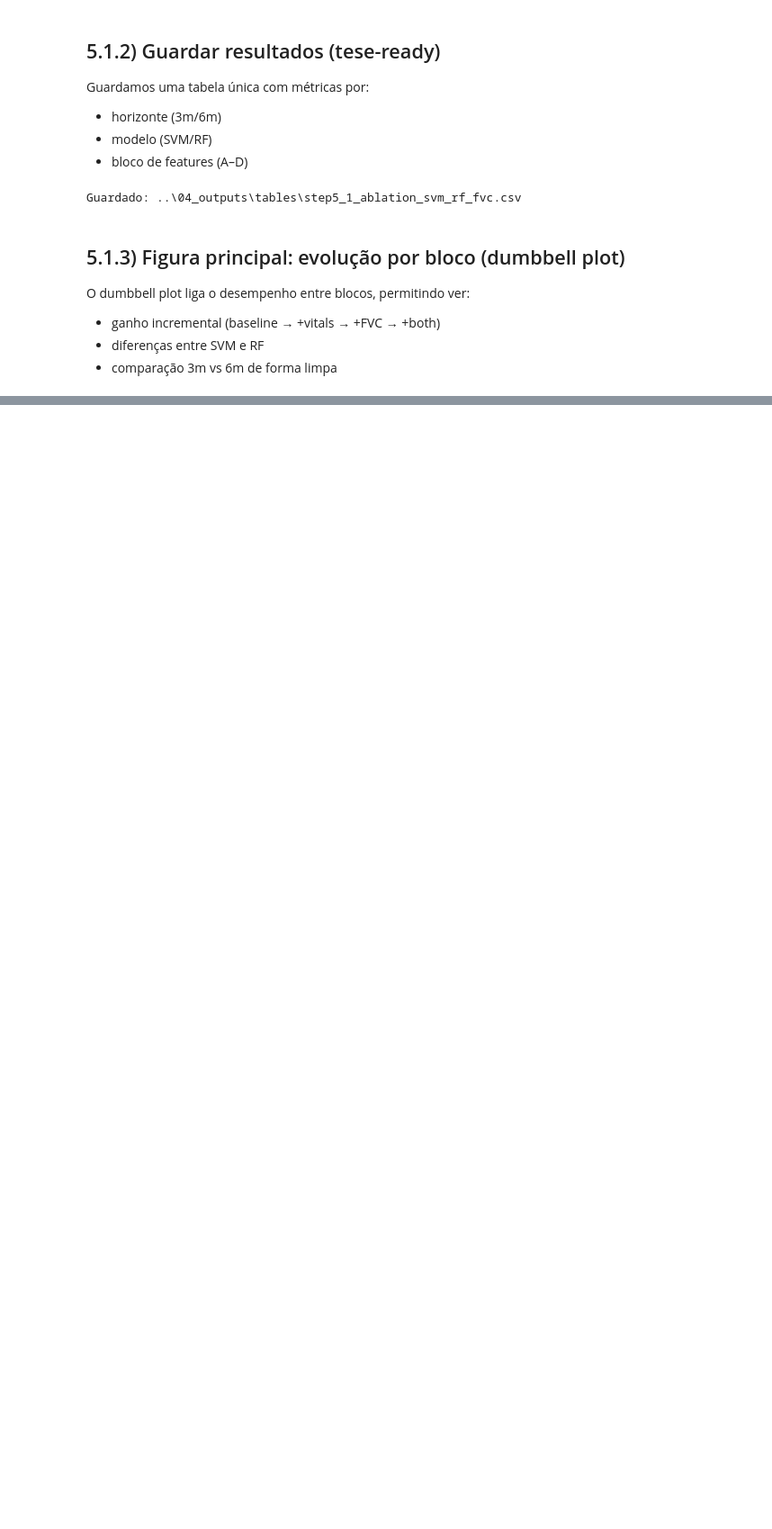
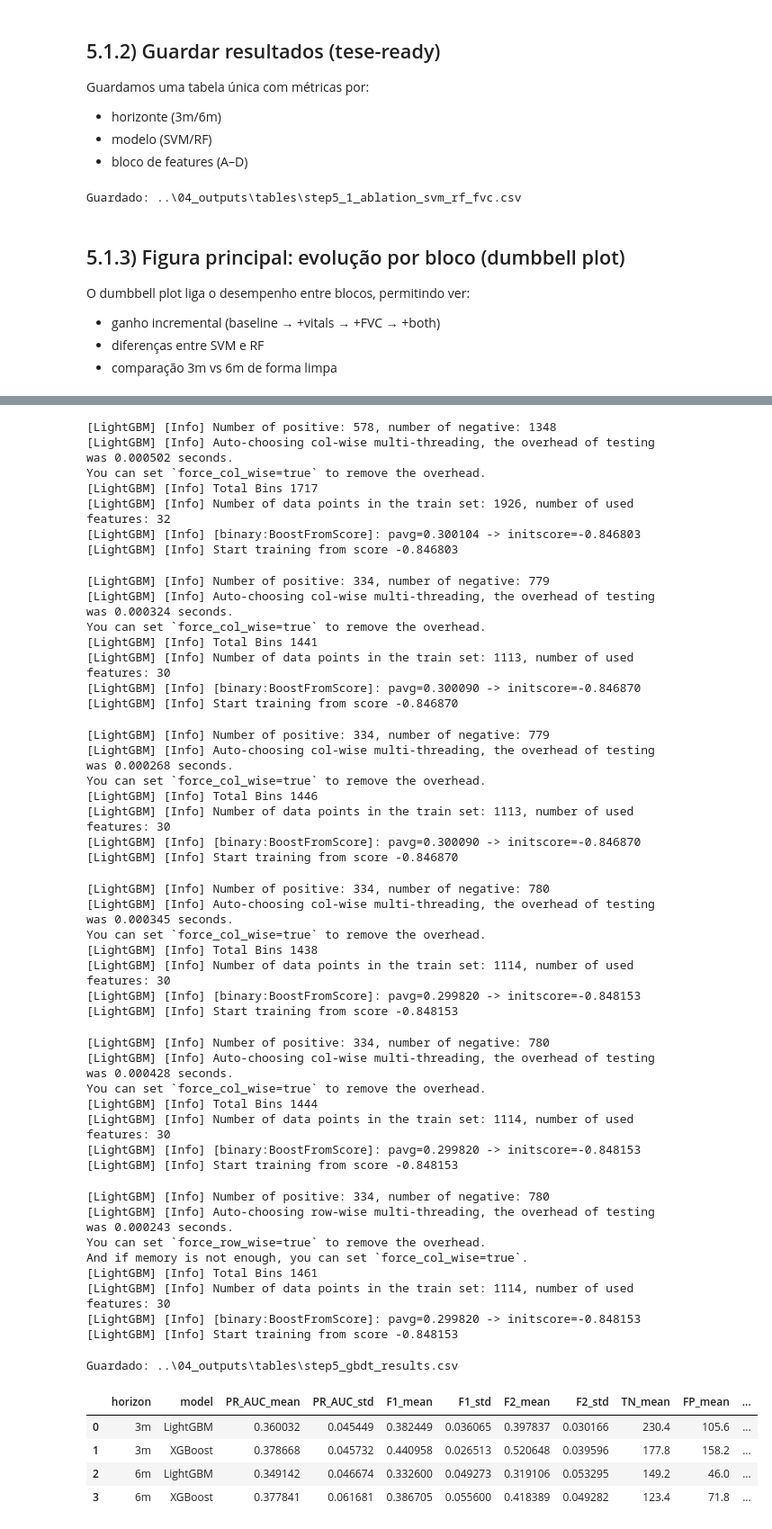
Before and after one commit to NotAnnieMore/ALSThesis, a Jupyter notebook: 02_notebooks/03_step5_train_models.ipynb, the cells around one changed output, grey strips where cells are left out. Shown at 90% size. Saved outputs shown, nothing was run; the diff lists cells and outputs as text; code cells hidden in the pictures; blank space fills up the shorter version.

```diff
--- a/02_notebooks/03_step5_train_models.ipynb
+++ b/02_notebooks/03_step5_train_models.ipynb
@@ -1117,0 +1281,28 @@ Guardado: ..\04_outputs\tables\step5_logreg_results.csv
+# %%
+# 3m e 6m (usa os preprocessors que já tinhas no Step 5)
+gbdt3 = evaluate_gbdt_models(
+    X3, slope3, g3,
+    horizon_name="3m",
+    preproc_tree=preproc_tree_3,
+    top_frac=0.30,
+    n_splits=5,
+    beta=2
+)
+
+gbdt6 = evaluate_gbdt_models(
+    X6, slope6, g6,
+    horizon_name="6m",
+    preproc_tree=preproc_tree_6,
+    top_frac=0.30,
+    n_splits=5,
+    beta=2
+)
+
+gbdt_results = pd.concat([gbdt3, gbdt6], ignore_index=True)
+
+out_csv = os.path.join(OUT_TABLES, "step5_gbdt_results.csv")
+gbdt_results.to_csv(out_csv, index=False)
+
+print("Guardado:", out_csv)
+gbdt_results
+# %% [output]
@@ -1117,0 +1339,49 @@ Guardado: ..\04_outputs\tables\step5_logreg_results.csv
+[LightGBM] [Info] Number of positive: 578, number of negative: 1348
+[LightGBM] [Info] Auto-choosing col-wise multi-threading, the overhead of testing was 0.000502 seconds.
+You can set `force_col_wise=true` to remove the overhead.
+[LightGBM] [Info] Total Bins 1717
+[LightGBM] [Info] Number of data points in the train set: 1926, number of used features: 32
+[LightGBM] [Info] [binary:BoostFromScore]: pavg=0.300104 -> initscore=-0.846803
+[LightGBM] [Info] Start training from score -0.846803
+[LightGBM] [Info] Number of positive: 334, number of negative: 779
+[LightGBM] [Info] Auto-choosing col-wise multi-threading, the overhead of testing was 0.000324 seconds.
+You can set `force_col_wise=true` to remove the overhead.
+[LightGBM] [Info] Total Bins 1441
+[LightGBM] [Info] Number of data points in the train set: 1113, number of used features: 30
+[LightGBM] [Info] [binary:BoostFromScore]: pavg=0.300090 -> initscore=-0.846870
+[LightGBM] [Info] Start training from score -0.846870
+[LightGBM] [Info] Number of positive: 334, number of negative: 779
+[LightGBM] [Info] Auto-choosing col-wise multi-threading, the overhead of testing was 0.000268 seconds.
+You can set `force_col_wise=true` to remove the overhead.
+[LightGBM] [Info] Total Bins 1446
+[LightGBM] [Info] Number of data points in the train set: 1113, number of used features: 30
+[LightGBM] [Info] [binary:BoostFromScore]: pavg=0.300090 -> initscore=-0.846870
+[LightGBM] [Info] Start training from score -0.846870
+[LightGBM] [Info] Number of positive: 334, number of negative: 780
+[LightGBM] [Info] Auto-choosing col-wise multi-threading, the overhead of testing was 0.000345 seconds.
+You can set `force_col_wise=true` to remove the overhead.
+[LightGBM] [Info] Total Bins 1438
+[LightGBM] [Info] Number of data points in the train set: 1114, number of used features: 30
+[LightGBM] [Info] [binary:BoostFromScore]: pavg=0.299820 -> initscore=-0.848153
+[LightGBM] [Info] Start training from score -0.848153
+[LightGBM] [Info] Number of positive: 334, number of negative: 780
+[LightGBM] [Info] Auto-choosing col-wise multi-threading, the overhead of testing was 0.000428 seconds.
+You can set `force_col_wise=true` to remove the overhead.
+[LightGBM] [Info] Total Bins 1444
+[LightGBM] [Info] Number of data points in the train set: 1114, number of used features: 30
+[LightGBM] [Info] [binary:BoostFromScore]: pavg=0.299820 -> initscore=-0.848153
+[LightGBM] [Info] Start training from score -0.848153
+[LightGBM] [Info] Number of positive: 334, number of negative: 780
+[LightGBM] [Info] Auto-choosing row-wise multi-threading, the overhead of testing was 0.000243 seconds.
+You can set `force_row_wise=true` to remove the overhead.
+And if memory is not enough, you can set `force_col_wise=true`.
+[LightGBM] [Info] Total Bins 1461
+[LightGBM] [Info] Number of data points in the train set: 1114, number of used features: 30
+[LightGBM] [Info] [binary:BoostFromScore]: pavg=0.299820 -> initscore=-0.848153
+[LightGBM] [Info] Start training from score -0.848153
+Guardado: ..\04_outputs\tables\step5_gbdt_results.csv
+|  | horizon | model | PR_AUC_mean | PR_AUC_std | F1_mean | F1_std | F2_mean | F2_std | TN_mean | FP_mean | ... |
+| 0 | 3m | LightGBM | 0.360032 | 0.045449 | 0.382449 | 0.036065 | 0.397837 | 0.030166 | 230.4 | 105.6 | ... |
+| 1 | 3m | XGBoost | 0.378668 | 0.045732 | 0.440958 | 0.026513 | 0.520648 | 0.039596 | 177.8 | 158.2 | ... |
+| 2 | 6m | LightGBM | 0.349142 | 0.046674 | 0.332600 | 0.049273 | 0.319106 | 0.053295 | 149.2 | 46.0 | ... |
+| 3 | 6m | XGBoost | 0.377841 | 0.061681 | 0.386705 | 0.055600 | 0.418389 | 0.049282 | 123.4 | 71.8 | ... |
```
Also changed, not shown: parts of 24 cells of this notebook, 3 other files.
